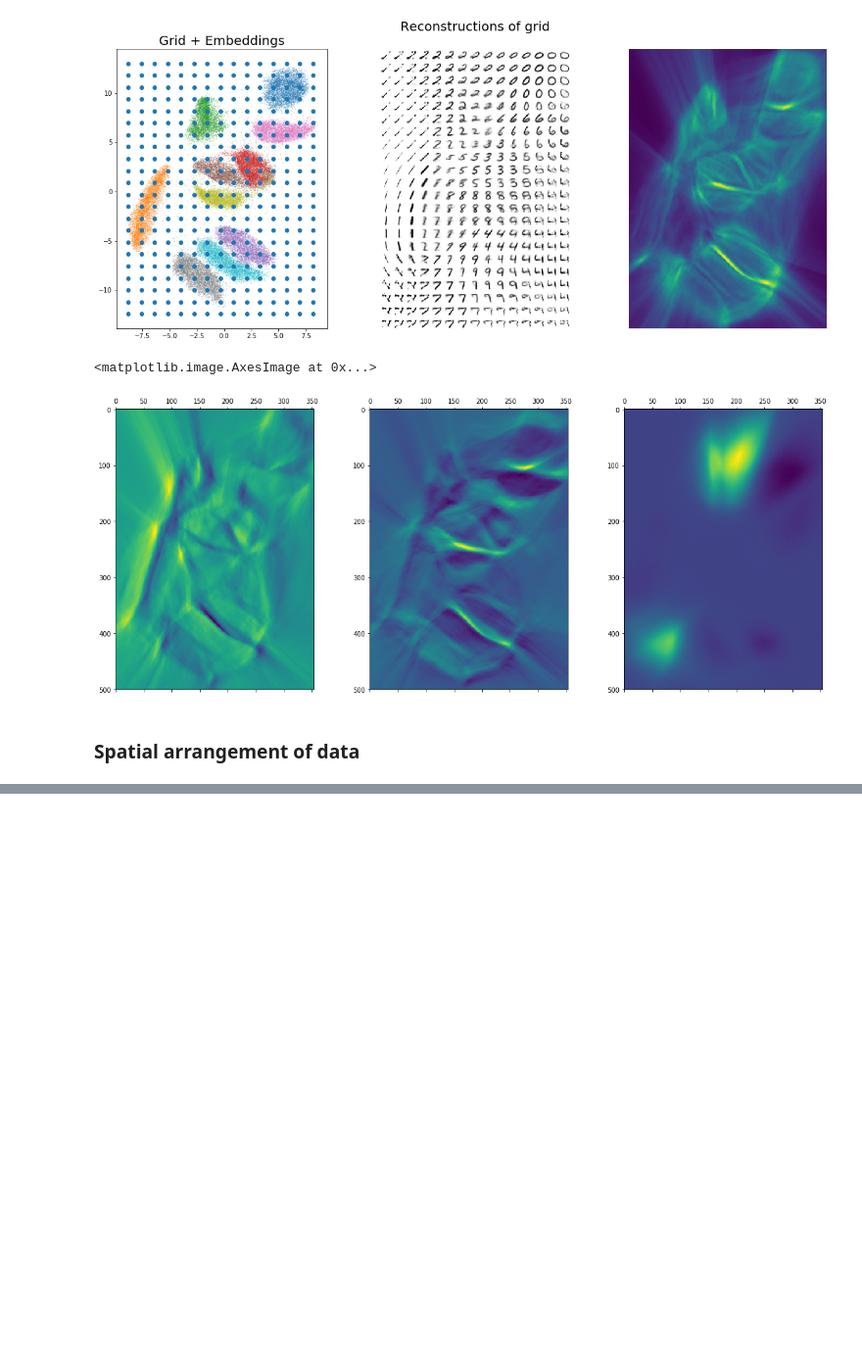
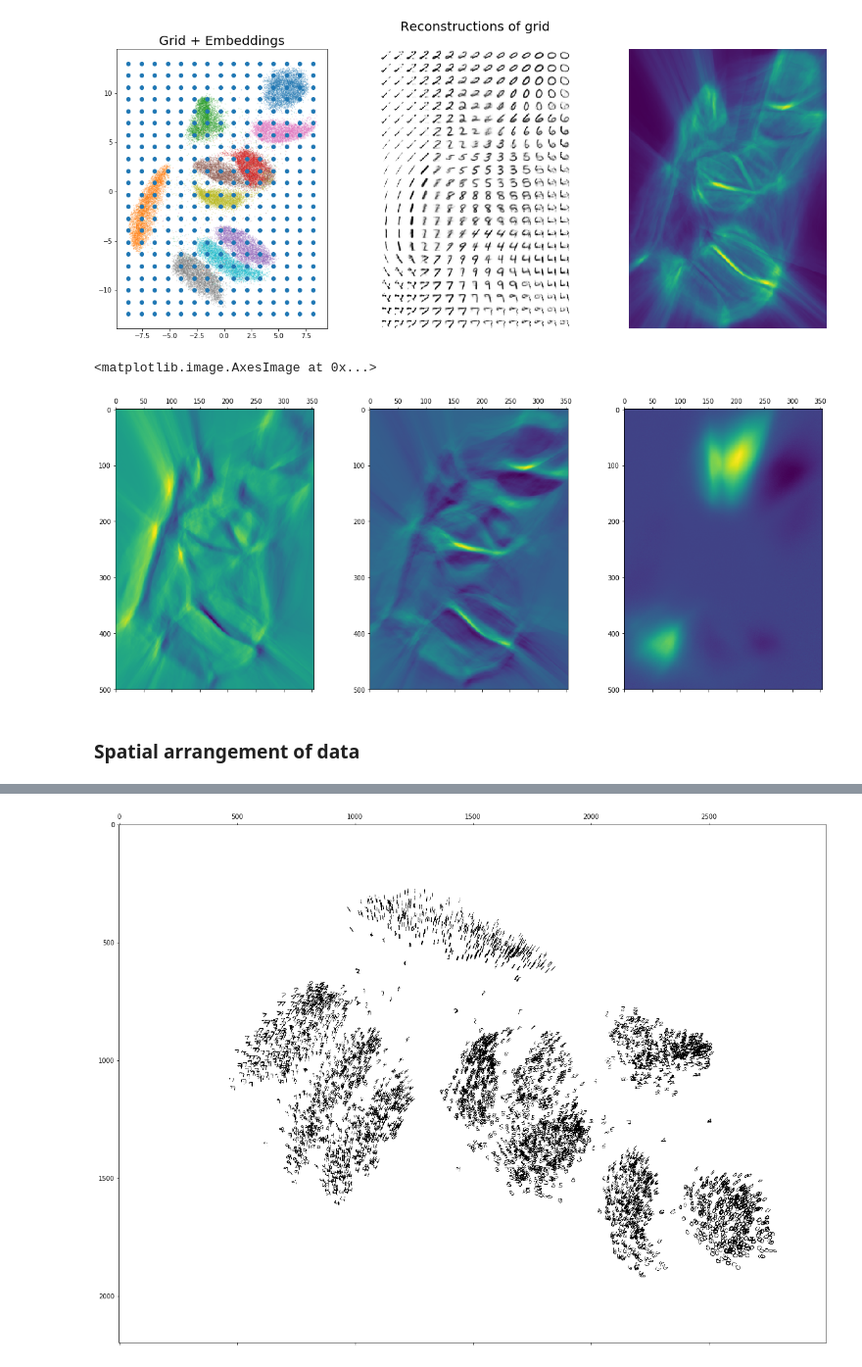
Before and after one commit to timsainb/ParametricUMAP_paper, a Jupyter notebook: notebooks/mnist-autoencoder-embedding-plot-gradient.ipynb, the cells around one changed output, grey strips where cells are left out. Shown at 98% size. Cells and saved outputs as stored; diff of their text form; code cells hidden in the pictures; blank space fills up the shorter version.

```diff
--- a/notebooks/mnist-autoencoder-embedding-plot-gradient.ipynb
+++ b/notebooks/mnist-autoencoder-embedding-plot-gradient.ipynb
@@ -498,0 +504,9 @@ plt.show()
+# %%
+canvas = plot_greyscale_projections(embedding, dat_subset = dat, pix_max=3000, canvas_max_val=1, max_examples = 4000)
+# %%
+fig, ax = plt.subplots(figsize=(20,20))
+ax.matshow(canvas, cmap='Greys')#, extent = [xmin, xmax, ymin, ymax])
+#ax.axis('equal')
+plt.show()
+# %% [output]
+[figure, added]
```
Also changed, not shown: parts of 3 cells of this notebook, 9 other files.
